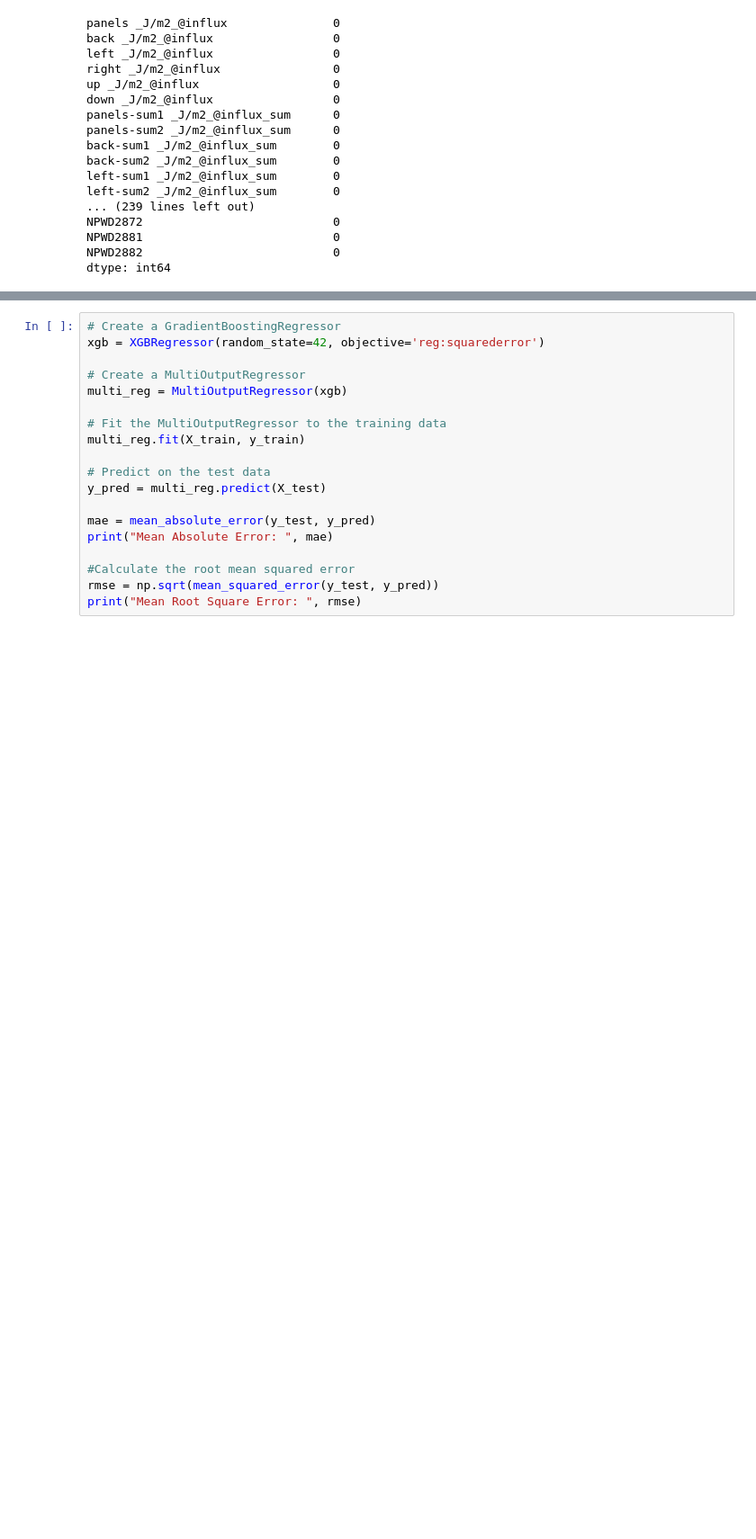
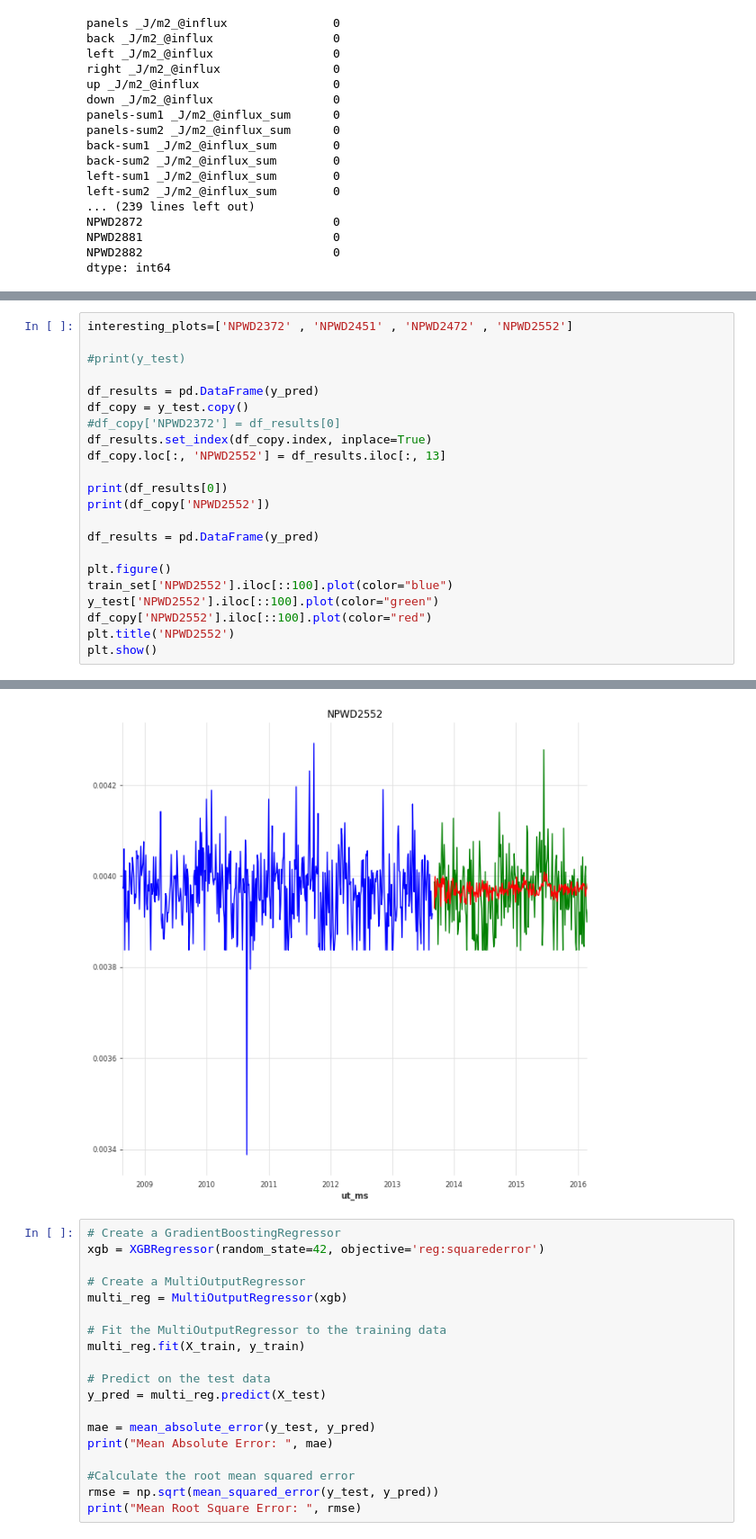
Before and after one commit to Michalinh0/DS2022, a Jupyter notebook: TimeSeriesRegression/MarsSpaceship.ipynb, the cells around one changed output, grey strips where cells are left out. Shown at 90% size. Drawn from its saved outputs; the diff is of its cells as text; blank space fills up the shorter version.

```diff
--- a/TimeSeriesRegression/MarsSpaceship.ipynb
+++ b/TimeSeriesRegression/MarsSpaceship.ipynb
@@ -527,0 +563,23 @@ Mean Root Square Error:  0.09575307624172125
+# %%
+interesting_plots=['NPWD2372' , 'NPWD2451' , 'NPWD2472' , 'NPWD2552']
+
+#print(y_test)
+
+df_results = pd.DataFrame(y_pred)
+df_copy = y_test.copy()
+#df_copy['NPWD2372'] = df_results[0]
+df_results.set_index(df_copy.index, inplace=True)
+df_copy.loc[:, 'NPWD2552'] = df_results.iloc[:, 13]
+
+print(df_results[0])
+print(df_copy['NPWD2552'])
+
+df_results = pd.DataFrame(y_pred)
+
+plt.figure()
+train_set['NPWD2552'].iloc[::100].plot(color="blue")
+y_test['NPWD2552'].iloc[::100].plot(color="green")
+df_copy['NPWD2552'].iloc[::100].plot(color="red")
+plt.title('NPWD2552')
+plt.show()
+# %% [output]
@@ -528,3 +603,4 @@ Mean Root Square Error:  0.09575307624172125
+[figure, added]
 # %%
 # Create a GradientBoostingRegressor
 xgb = XGBRegressor(random_state=42, objective='reg:squarederror')
```
Also changed, not shown: parts of 8 cells of this notebook.
